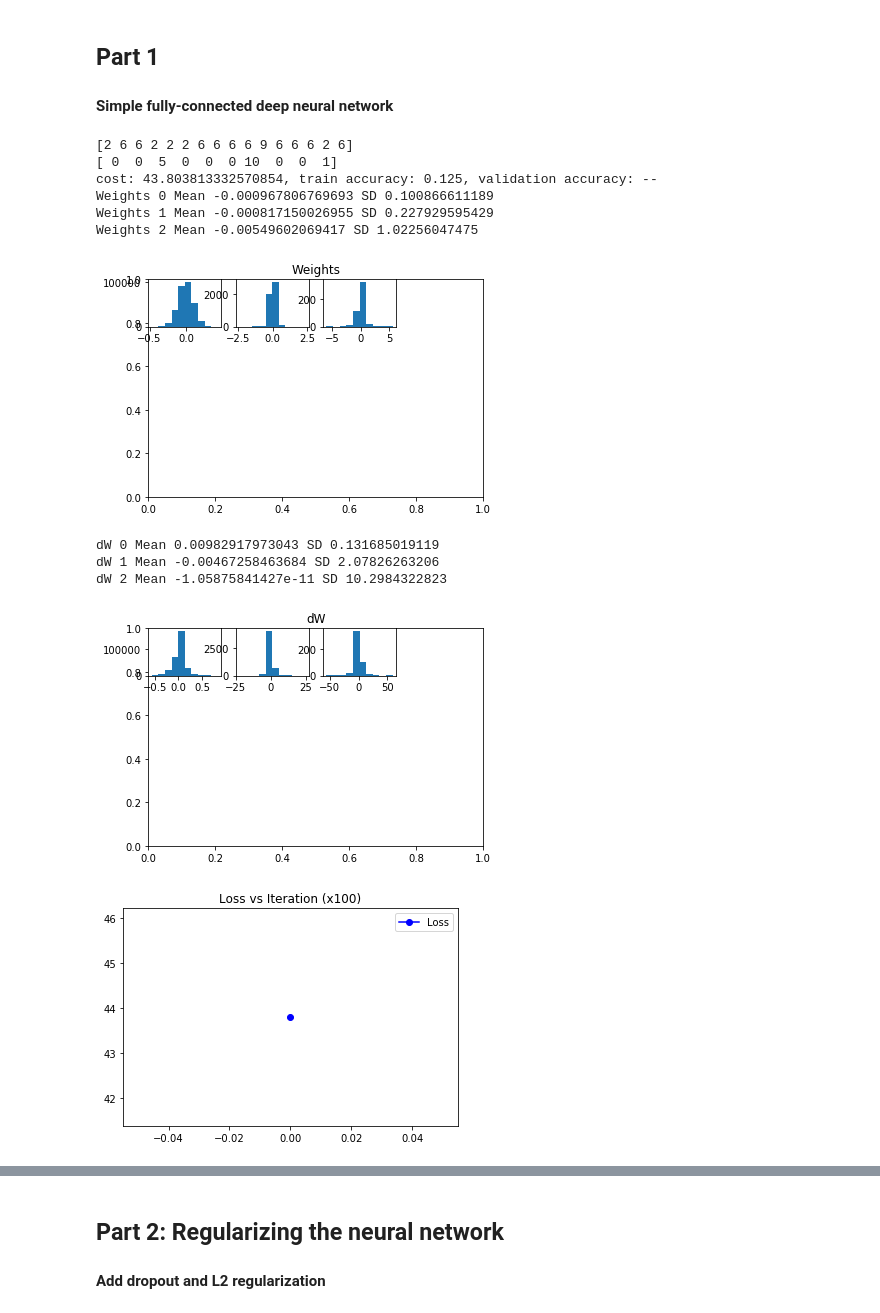
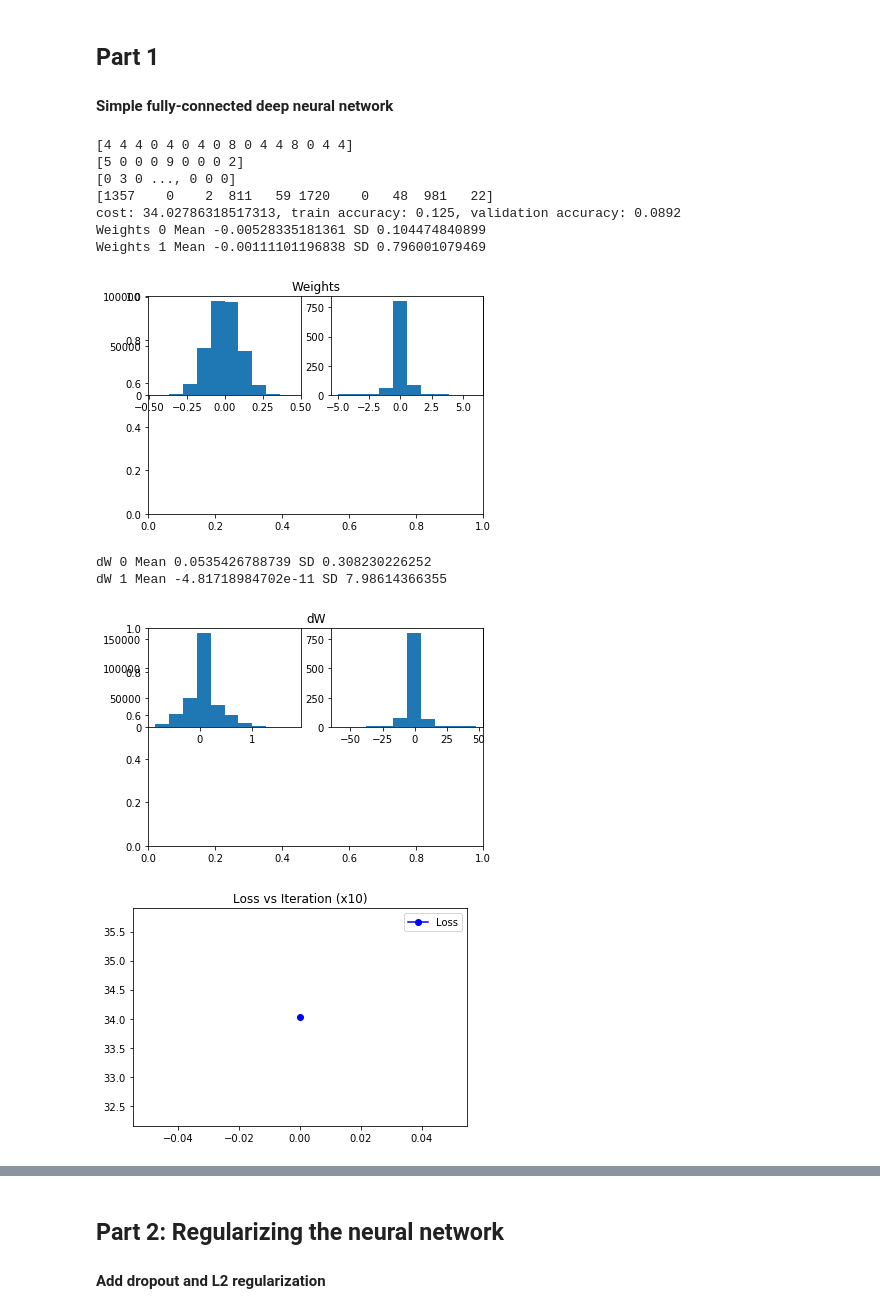
Before and after one commit to rp2707/coms4995-hw1, a Jupyter notebook: HW1-uni.ipynb, the cells around one changed output, grey strips where cells are left out. Drawn from its saved outputs; the diff is of its cells as text; code cells hidden in the pictures.

```diff
--- a/HW1-uni.ipynb
+++ b/HW1-uni.ipynb
@@ -650,19 +689,20 @@ Data loading done
 
 #### Simple fully-connected deep neural network
 # %%
-layer_dimensions = [X_train.shape[0], 100, 50, 10]  # including the input and output layers
+#layer_dimensions = [X_train.shape[0], 100, 50, 50, 20, 10]  # including the input and output layers
+layer_dimensions = [X_train.shape[0], 100, 10]  # including the input and output layers
 NN = NeuralNetwork(layer_dimensions)
 NN.train(X_train, y_train, iters=10, alpha=0.1, batch_size=16, print_every=10)#change back batch_size=10 #!=10 to debug not square
 # %% [output]
-[2 6 6 2 2 2 6 6 6 6 9 6 6 6 2 6]
-[ 0  0  5  0  0  0 10  0  0  1]
-cost: 43.803813332570854, train accuracy: 0.125, validation accuracy: --
-Weights 0 Mean -0.000967806769693 SD 0.100866611189
-Weights 1 Mean -0.000817150026955 SD 0.227929595429
-Weights 2 Mean -0.00549602069417 SD 1.02256047475
+[4 4 4 0 4 0 4 0 8 0 4 4 8 0 4 4]
+[5 0 0 0 9 0 0 0 2]
+[0 3 0 ..., 0 0 0]
+[1357    0    2  811   59 1720    0   48  981   22]
+cost: 34.02786318517313, train accuracy: 0.125, validation accuracy: 0.0892
+Weights 0 Mean -0.00528335181361 SD 0.104474840899
+Weights 1 Mean -0.00111101196838 SD 0.796001079469
-[figure, old version]
+[figure, new version]
-dW 0 Mean 0.00982917973043 SD 0.131685019119
-dW 1 Mean -0.00467258463684 SD 2.07826263206
-dW 2 Mean -1.05875841427e-11 SD 10.2984322823
+dW 0 Mean 0.0535426788739 SD 0.308230226252
+dW 1 Mean -4.81718984702e-11 SD 7.98614366355
-[figure, old version]
+[figure, new version]
-[figure, old version]
+[figure, new version]
```
Also changed, not shown: parts of 6 cells of this notebook.
